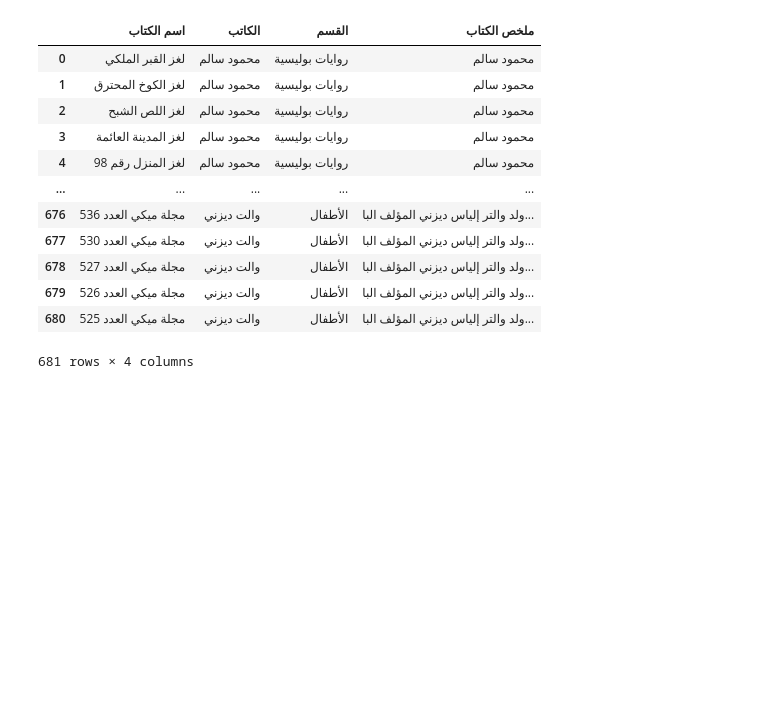
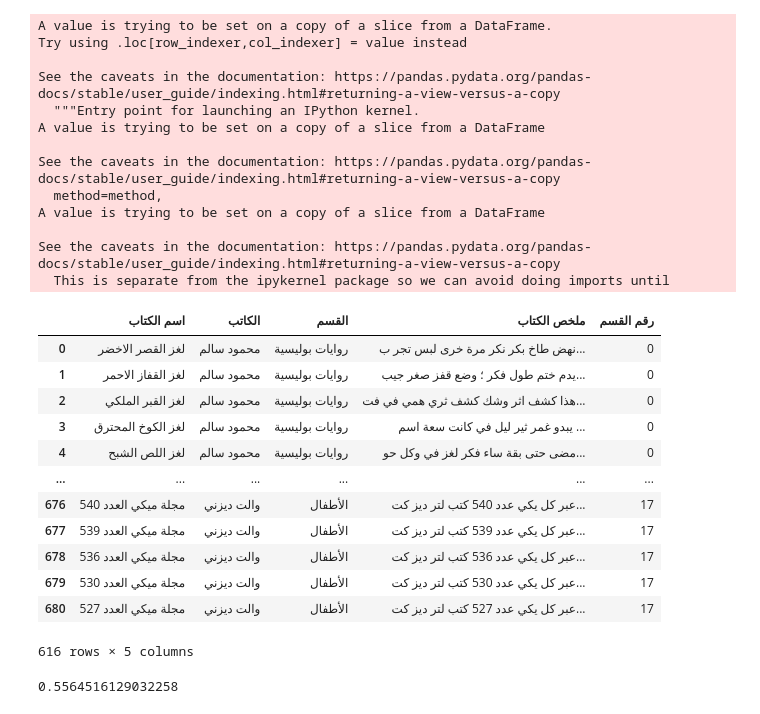
Before and after one commit to HadeerSayed/Selected-3, a Jupyter notebook: Selected_3.ipynb, the cells around one changed output. Cells and saved outputs as stored; diff of their text form; code cells hidden in the pictures; blank space fills up the shorter version.

```diff
--- a/Selected_3.ipynb
+++ b/Selected_3.ipynb
@@ -107,18 +150,54 @@ df=pd.read_csv("DataSet.csv",encoding= 'utf-8-sig')
 # %%
 columns=['اسم الكتاب','الكاتب','القسم','ملخص الكتاب']
 df=df[columns]
-df
-# %% [output]
-|  | اسم الكتاب | الكاتب | القسم | ملخص الكتاب |
-| 0 | لغز القبر الملكي | محمود سالم | روايات بوليسية | محمود سالم |
-| 1 | لغز الكوخ المحترق | محمود سالم | روايات بوليسية | محمود سالم |
-| 2 | لغز اللص الشبح | محمود سالم | روايات بوليسية | محمود سالم |
-| 3 | لغز المدينة العائمة | محمود سالم | روايات بوليسية | محمود سالم |
-| 4 | لغز المنزل رقم 98 | محمود سالم | روايات بوليسية | محمود سالم |
-| ... | ... | ... | ... | ... |
-| 676 | مجلة ميكي العدد 536 | والت ديزني | الأطفال | ولد والتر إلياس ديزني المؤلف البا... |
-| 677 | مجلة ميكي العدد 530 | والت ديزني | الأطفال | ولد والتر إلياس ديزني المؤلف البا... |
-| 678 | مجلة ميكي العدد 527 | والت ديزني | الأطفال | ولد والتر إلياس ديزني المؤلف البا... |
-| 679 | مجلة ميكي العدد 526 | والت ديزني | الأطفال | ولد والتر إلياس ديزني المؤلف البا... |
-| 680 | مجلة ميكي العدد 525 | والت ديزني | الأطفال | ولد والتر إلياس ديزني المؤلف البا... |
-681 rows × 4 columns
+# %%
+df['رقم القسم'] = df['القسم'].factorize()[0]
+df['ملخص الكتاب'].replace(" ",np.nan,inplace=True)
+df.dropna(subset=['ملخص الكتاب'],inplace=True)
+prediction=[]
+Accuracy_Score=[]
+df
+# %% [output]
+A value is trying to be set on a copy of a slice from a DataFrame.
+Try using .loc[row_indexer,col_indexer] = value instead
+
+See the caveats in the documentation: https://pandas.pydata.org/pandas-docs/stable/user_guide/indexing.html#returning-a-view-versus-a-copy
+  """Entry point for launching an IPython kernel.
+A value is trying to be set on a copy of a slice from a DataFrame
+
+See the caveats in the documentation: https://pandas.pydata.org/pandas-docs/stable/user_guide/indexing.html#returning-a-view-versus-a-copy
+  method=method,
+A value is trying to be set on a copy of a slice from a DataFrame
+
+See the caveats in the documentation: https://pandas.pydata.org/pandas-docs/stable/user_guide/indexing.html#returning-a-view-versus-a-copy
+  This is separate from the ipykernel package so we can avoid doing imports until
+|  | اسم الكتاب | الكاتب | القسم | ملخص الكتاب | رقم القسم |
+| 0 | لغز القصر الاخضر | محمود سالم | روايات بوليسية | نهض طاخ بكر نكر مرة خرى لبس تجر ب... | 0 |
+| 1 | لغز القفاز الاحمر | محمود سالم | روايات بوليسية | يدم ختم طول فكر ؛ وضع قفز صغر جيب... | 0 |
+| 2 | لغز القبر الملكي | محمود سالم | روايات بوليسية | هذا كشف اثر وشك كشف ثري همي في فت... | 0 |
+| 3 | لغز الكوخ المحترق | محمود سالم | روايات بوليسية | يبدو غمر ثير ليل في كانت سعة اسم ... | 0 |
+| 4 | لغز اللص الشبح | محمود سالم | روايات بوليسية | مضى حتى بقة ساء فكر لغز في وكل حو... | 0 |
+| ... | ... | ... | ... | ... | ... |
+| 676 | مجلة ميكي العدد 540 | والت ديزني | الأطفال | عبر كل يكي عدد 540 كتب لتر ديز كت... | 17 |
+| 677 | مجلة ميكي العدد 539 | والت ديزني | الأطفال | عبر كل يكي عدد 539 كتب لتر ديز كت... | 17 |
+| 678 | مجلة ميكي العدد 536 | والت ديزني | الأطفال | عبر كل يكي عدد 536 كتب لتر ديز كت... | 17 |
+| 679 | مجلة ميكي العدد 530 | والت ديزني | الأطفال | عبر كل يكي عدد 530 كتب لتر ديز كت... | 17 |
+| 680 | مجلة ميكي العدد 527 | والت ديزني | الأطفال | عبر كل يكي عدد 527 كتب لتر ديز كت... | 17 |
+616 rows × 5 columns
+# %%
+count_vect=CountVectorizer()
+X_train, X_test, y_train, y_test = train_test_split(df['اسم الكتاب'], df['رقم القسم'], test_size = 0.2, random_state = 0)
+X_train_counts=count_vect.fit_transform(X_train)
+tfidf_transformer = TfidfTransformer()
+X_train_tfidf = tfidf_transformer.fit_transform(X_train_counts)
+X_train_tfidf.toarray()
+nb= MultinomialNB()
+nb.fit(X_train_tfidf, y_train)
+nb.score(X_train_tfidf, y_train)
+X_test_tfidf=count_vect.transform(X_test)
+prediction.append(nb.predict(X_test_tfidf))
+cm = confusion_matrix(y_test, prediction[0])
+Accuracy_Score.append(accuracy_score(y_test, prediction[0]))
+Accuracy_Score[0]
+# %% [output]
+0.5564516129032258
```
Also changed, not shown: parts of 9 cells of this notebook, 1 other file.
